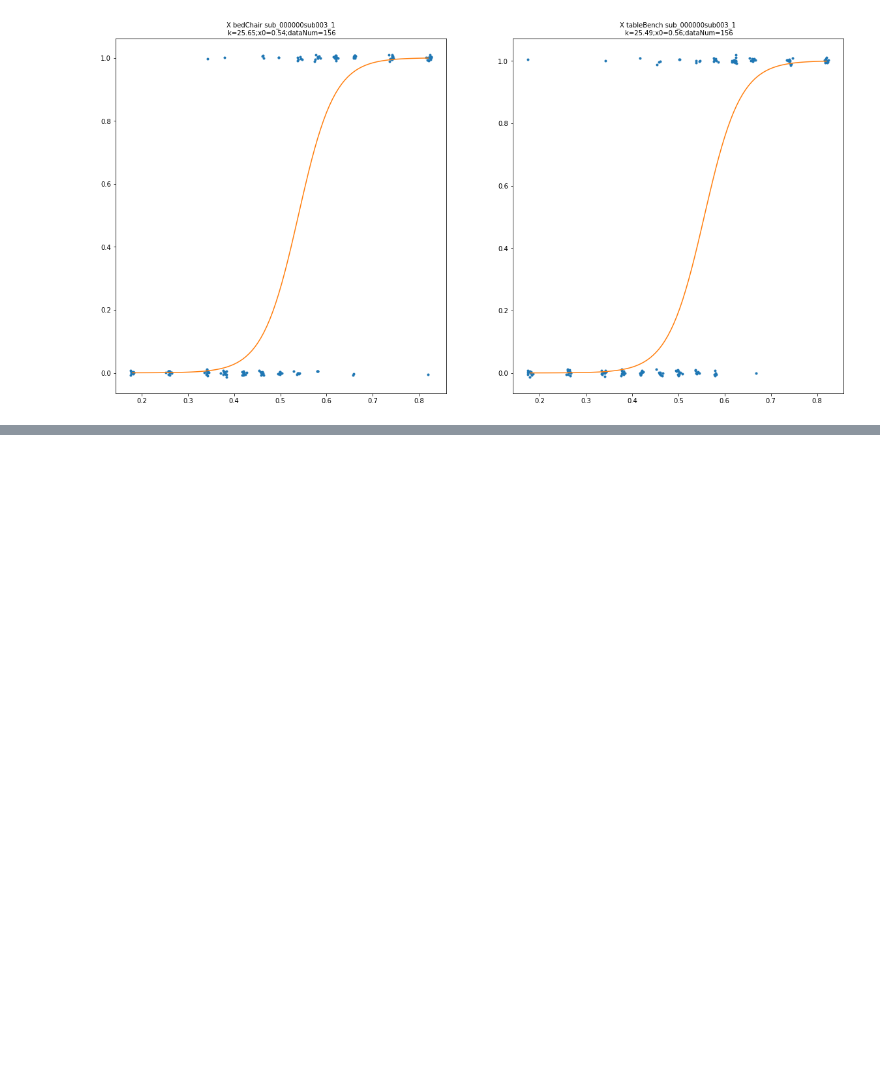
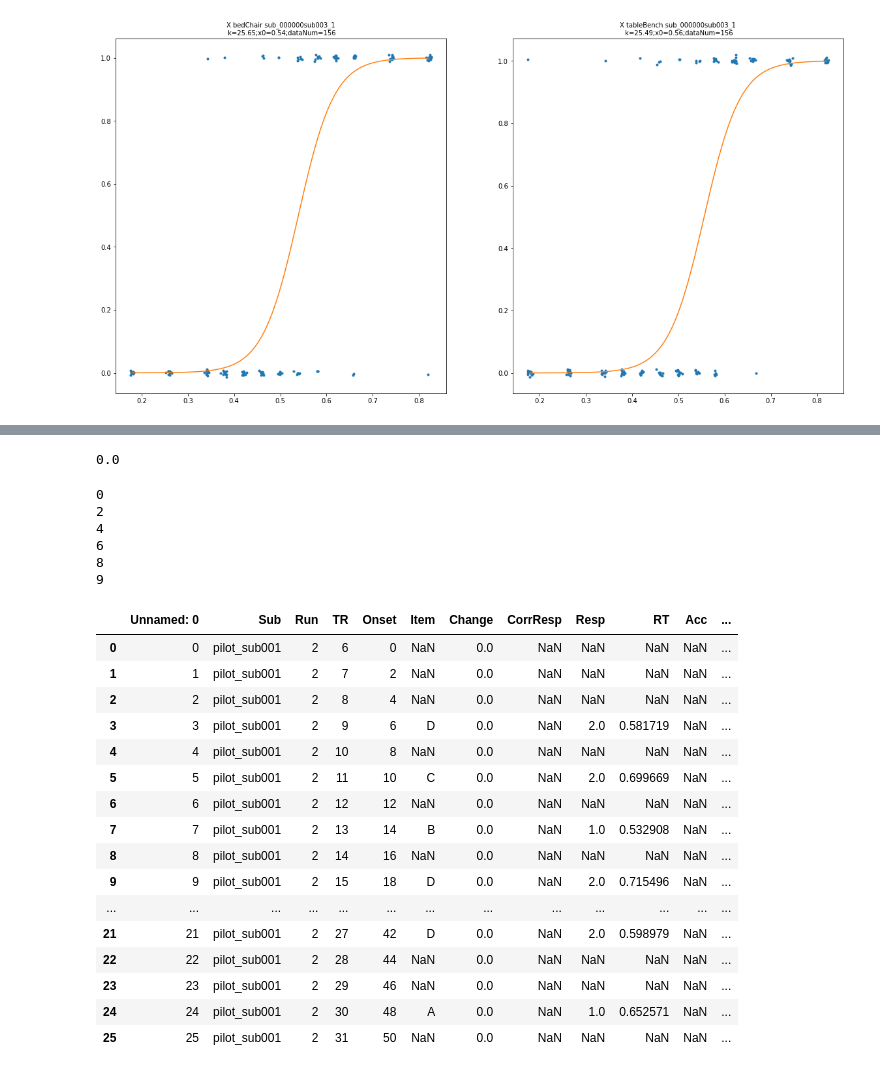
Before and after one commit to ericabusch/rtSynth_rt, a Jupyter notebook: expScripts/catPer/dataAnalysis.ipynb, the cells around one changed output, grey strips where cells are left out. Cells and saved outputs as stored; diff of their text form; code cells hidden in the pictures; blank space fills up the shorter version.

Commit message:
develop randon button

```diff
--- a/expScripts/catPer/dataAnalysis.ipynb
+++ b/expScripts/catPer/dataAnalysis.ipynb
@@ -2120,0 +2301,37 @@ axis=versionDict[version][1]
+# %%
+behav_data['switchButtonOrientation'].iloc[-1]
+# %% [output]
+0.0
+# %%
+for i in range(10):
+    if behav_data['switchButtonOrientation'].iloc[i]:
+        print(i)
+# %% [output]
+0
+2
+4
+6
+8
+9
+# %%
+behav_data = pd.read_csv(f"{cfg.recognition_dir}{cfg.subjectName}_{2}.csv")
+# %%
+behav_data
+# %% [output]
+|  | Unnamed: 0 | Sub | Run | TR | Onset | Item | Change | CorrResp | Resp | RT | Acc | ... |
+| 0 | 0 | pilot_sub001 | 2 | 6 | 0 | NaN | 0.0 | NaN | NaN | NaN | NaN | ... |
+| 1 | 1 | pilot_sub001 | 2 | 7 | 2 | NaN | 0.0 | NaN | NaN | NaN | NaN | ... |
+| 2 | 2 | pilot_sub001 | 2 | 8 | 4 | NaN | 0.0 | NaN | NaN | NaN | NaN | ... |
+| 3 | 3 | pilot_sub001 | 2 | 9 | 6 | D | 0.0 | NaN | 2.0 | 0.581719 | NaN | ... |
+| 4 | 4 | pilot_sub001 | 2 | 10 | 8 | NaN | 0.0 | NaN | NaN | NaN | NaN | ... |
+| 5 | 5 | pilot_sub001 | 2 | 11 | 10 | C | 0.0 | NaN | 2.0 | 0.699669 | NaN | ... |
+| 6 | 6 | pilot_sub001 | 2 | 12 | 12 | NaN | 0.0 | NaN | NaN | NaN | NaN | ... |
+| 7 | 7 | pilot_sub001 | 2 | 13 | 14 | B | 0.0 | NaN | 1.0 | 0.532908 | NaN | ... |
+| 8 | 8 | pilot_sub001 | 2 | 14 | 16 | NaN | 0.0 | NaN | NaN | NaN | NaN | ... |
+| 9 | 9 | pilot_sub001 | 2 | 15 | 18 | D | 0.0 | NaN | 2.0 | 0.715496 | NaN | ... |
+| ... | ... | ... | ... | ... | ... | ... | ... | ... | ... | ... | ... | ... |
+| 21 | 21 | pilot_sub001 | 2 | 27 | 42 | D | 0.0 | NaN | 2.0 | 0.598979 | NaN | ... |
+| 22 | 22 | pilot_sub001 | 2 | 28 | 44 | NaN | 0.0 | NaN | NaN | NaN | NaN | ... |
+| 23 | 23 | pilot_sub001 | 2 | 29 | 46 | NaN | 0.0 | NaN | NaN | NaN | NaN | ... |
+| 24 | 24 | pilot_sub001 | 2 | 30 | 48 | A | 0.0 | NaN | 1.0 | 0.652571 | NaN | ... |
+| 25 | 25 | pilot_sub001 | 2 | 31 | 50 | NaN | 0.0 | NaN | NaN | NaN | NaN | ... |
```
Also changed, not shown: parts of 5 cells of this notebook.
